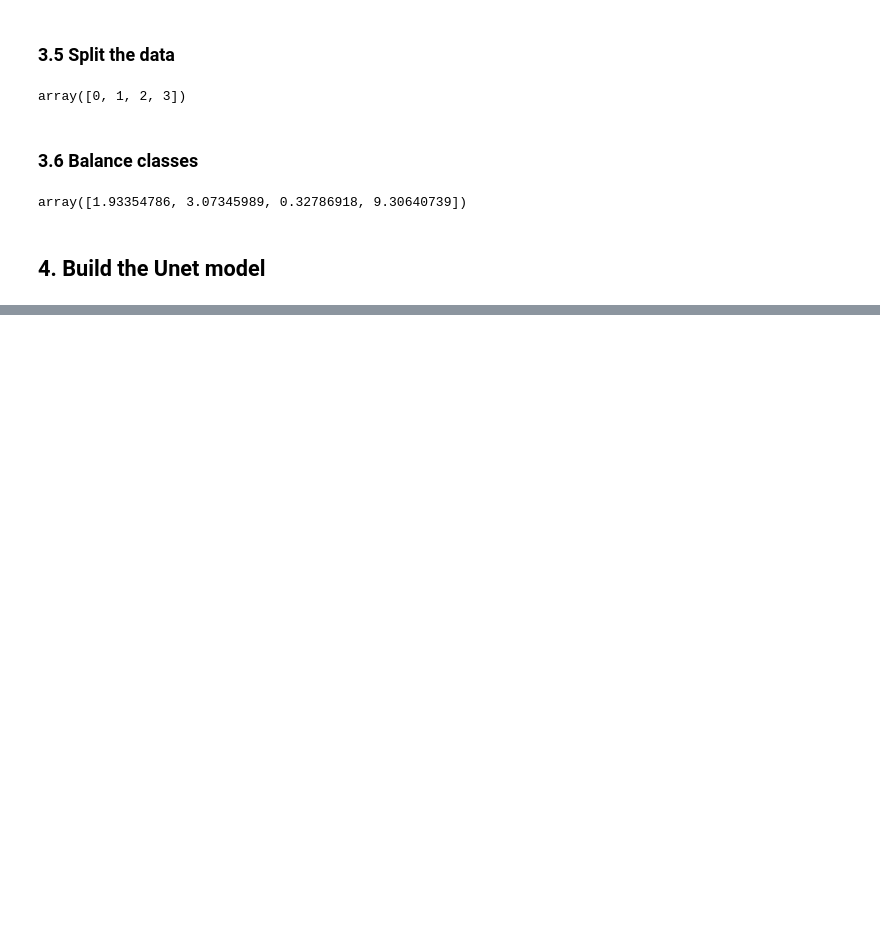
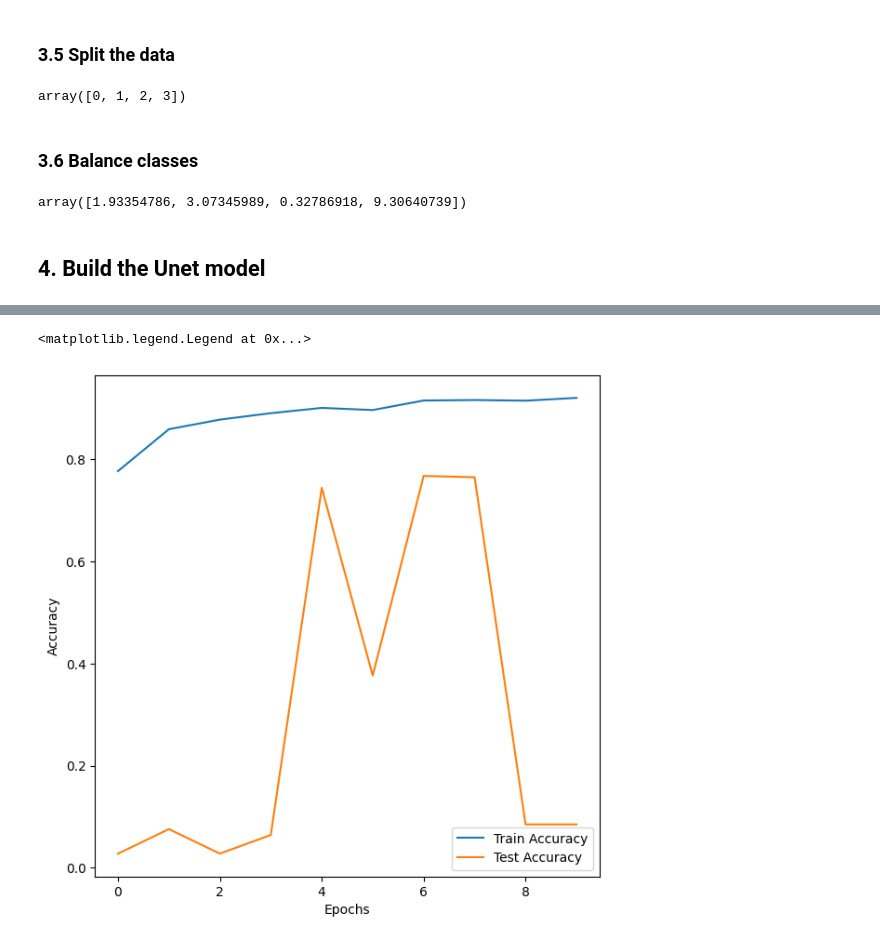
Before and after one commit to Weverton-Vitor/multiclass-semantic-segmentation-unet, a Jupyter notebook: multiclass_semantic_segmentation_with_tensorlfow_unet.ipynb, the cells around one changed output, grey strips where cells are left out. Drawn from its saved outputs; the diff is of its cells as text; code cells hidden in the pictures; blank space fills up the shorter version.

```diff
--- a/multiclass_semantic_segmentation_with_tensorlfow_unet.ipynb
+++ b/multiclass_semantic_segmentation_with_tensorlfow_unet.ipynb
@@ -242,0 +308,10 @@ ________________________________________________________________________________
+# %%
+plt.figure(figsize=(7,7))
+plt.plot(range(len(history.history['accuracy'])), history.history['accuracy'], label='Train Accuracy')
+plt.plot(range(len(history.history['val_accuracy'])), history.history['val_accuracy'], label='Test Accuracy')
+plt.xlabel('Epochs')
+plt.ylabel('Accuracy')
+plt.legend()
+# %% [output]
+<matplotlib.legend.Legend at 0x...>
+[figure, added]
```
Also changed, not shown: parts of 14 cells of this notebook.
